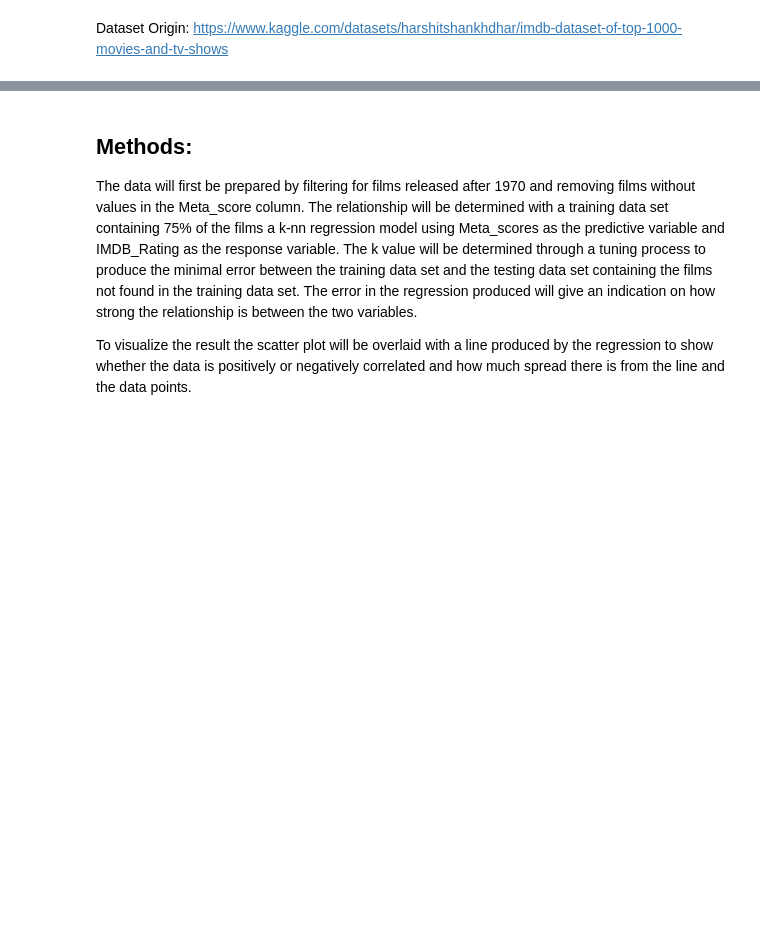
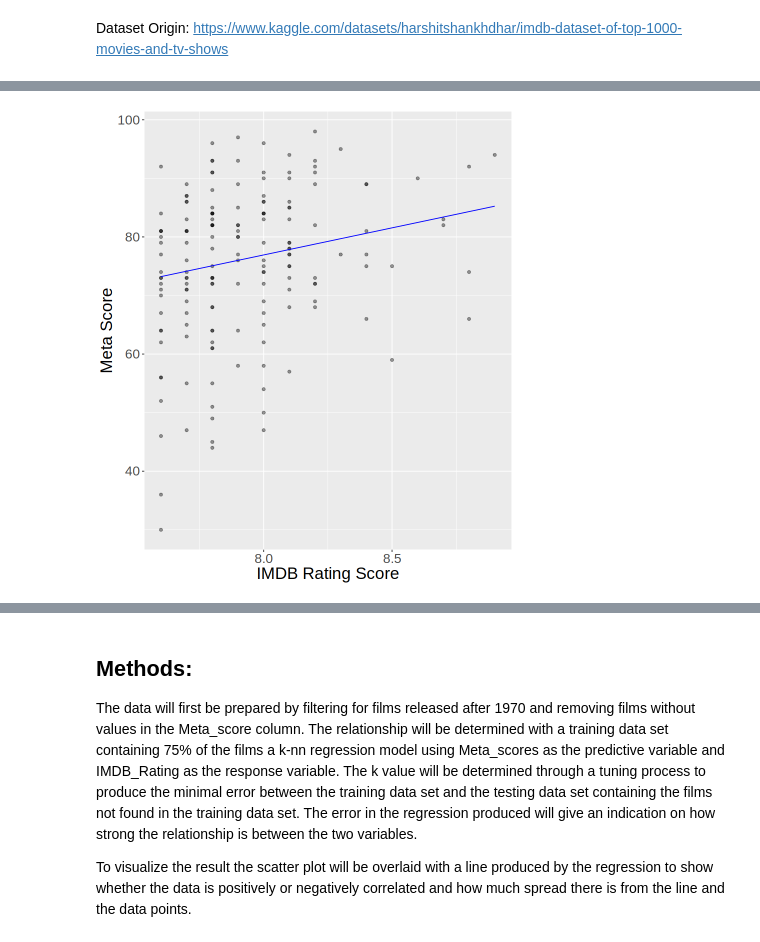
Before and after one commit to anh-dong/dsci-100-2023w1-group-33, a Jupyter notebook: Report.ipynb, the cells around one changed output, grey strips where cells are left out. Cells and saved outputs as stored; diff of their text form; code cells hidden in the pictures; blank space fills up the shorter version.

```diff
--- a/Report.ipynb
+++ b/Report.ipynb
@@ -42,0 +115,27 @@ movies_training <- initial_split(movies, prop = 0.75, strata = Meta_score) |>
+# %%
+# lm_test_results <- lm_fit |>
+#          predict(movies_testing) |>
+#          bind_cols(movies_testing) |>
+#          metrics(truth = Meta_score, estimate = .pred)
+
+# lm_rmspe <- lm_test_results |>
+#           filter(.metric == "rmse") |>
+#           select(.estimate) |>
+#           pull()
+# lm_rmspe
+
+test_preds <-  lm_fit |>
+   predict(movies_testing) |>
+   bind_cols(movies_testing)
+
+lm_predictions_test <- test_preds |>
+     ggplot(aes(x = IMDB_Rating, y = Meta_score)) +
+         geom_point(alpha = 0.4) +
+         geom_line(
+             mapping = aes(x = IMDB_Rating, y = .pred),
+             color = "blue") +
+xlab("IMDB Rating Score")+
+ylab("Meta Score")+
+         theme(text = element_text(size = 20))
+lm_predictions_test
+# %% [output]
@@ -43,3 +144,4 @@ movies_training <- initial_split(movies, prop = 0.75, strata = Meta_score) |>
+[figure, added]
 # %%
 ### Table Summary
 movies <- movies_training |>
```
Also changed, not shown: parts of 8 cells of this notebook, 2 other files.
